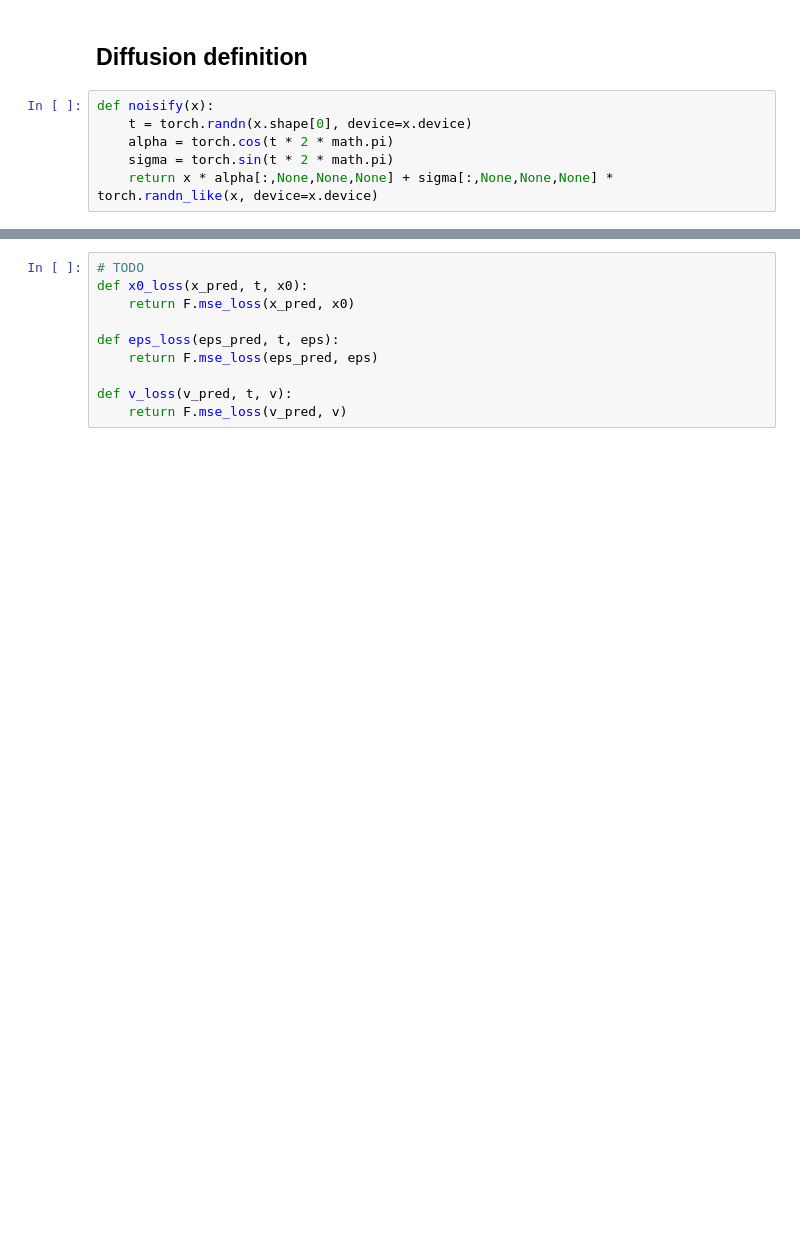
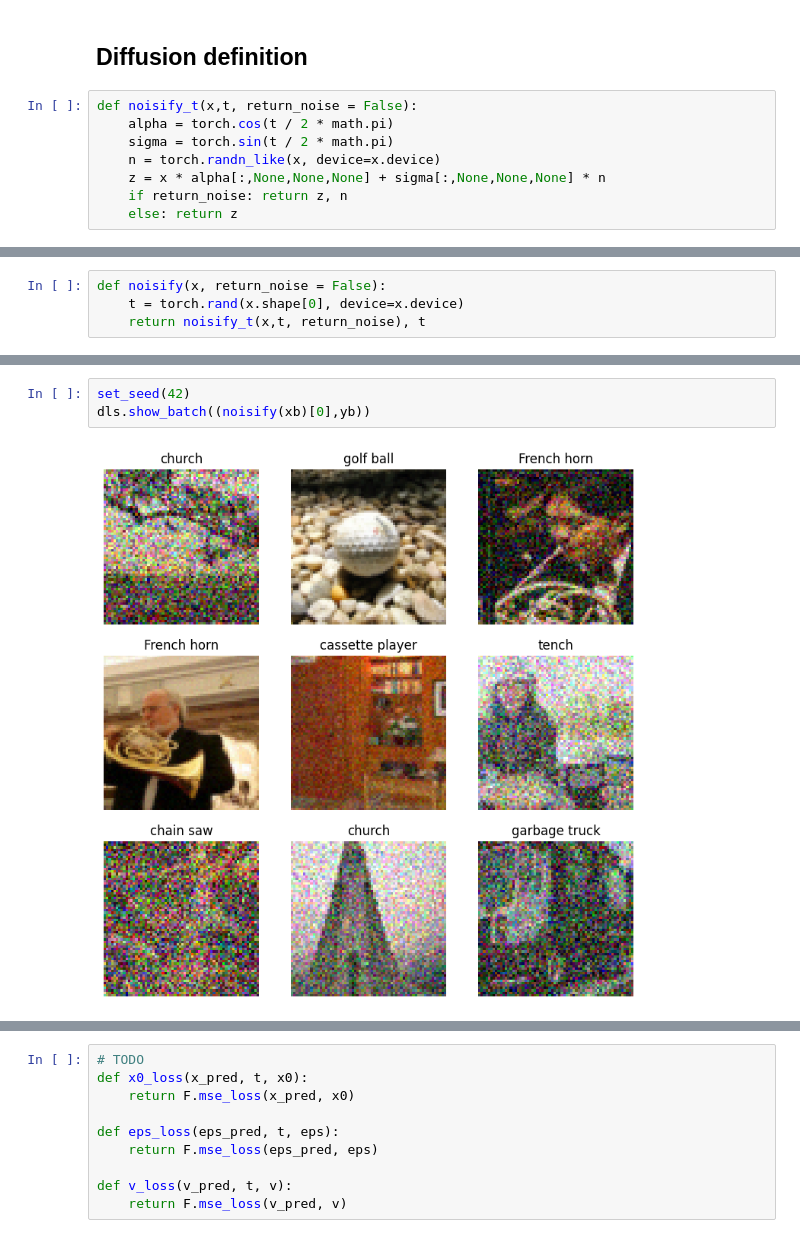
Before and after one commit to ssslakter/py-playground, a Jupyter notebook: ai/1_baseline.ipynb, the cells around one changed output, grey strips where cells are left out. Cells and saved outputs as stored; diff of their text form; blank space fills up the shorter version.

```diff
--- a/ai/1_baseline.ipynb
+++ b/ai/1_baseline.ipynb
@@ -27,8 +35,10 @@ yb = [o[1] for o in dls.decode_batch((xb,yb))]
 # %% [markdown]
 ## Diffusion definition
 # %%
-def noisify(x):
-    t = torch.randn(x.shape[0], device=x.device)
-    alpha = torch.cos(t * 2 * math.pi)
-    sigma = torch.sin(t * 2 * math.pi)
-    return x * alpha[:,None,None,None] + sigma[:,None,None,None] * torch.randn_like(x, device=x.device)
+def noisify_t(x,t, return_noise = False):
+    alpha = torch.cos(t / 2 * math.pi)
+    sigma = torch.sin(t / 2 * math.pi)
+    n = torch.randn_like(x, device=x.device)
+    z = x * alpha[:,None,None,None] + sigma[:,None,None,None] * n
+    if return_noise: return z, n
+    else: return z
@@ -50,0 +45,4 @@ model = EmbUNetModel(in_channels=3, out_channels=3, nfs=(32,64,128,256), num_lay
+# %%
+def noisify(x, return_noise = False):
+    t = torch.rand(x.shape[0], device=x.device)
+    return noisify_t(x,t, return_noise), t
@@ -50,0 +53,5 @@ model = EmbUNetModel(in_channels=3, out_channels=3, nfs=(32,64,128,256), num_lay
+# %%
+set_seed(42)
+dls.show_batch((noisify(xb)[0],yb))
+# %% [output]
+[figure, added]
```
Also changed, not shown: parts of 41 cells of this notebook, 5 other files.
